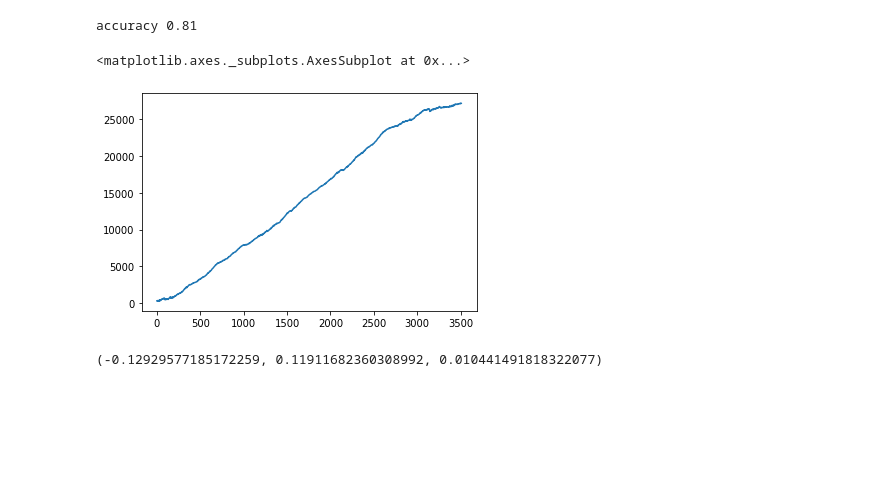
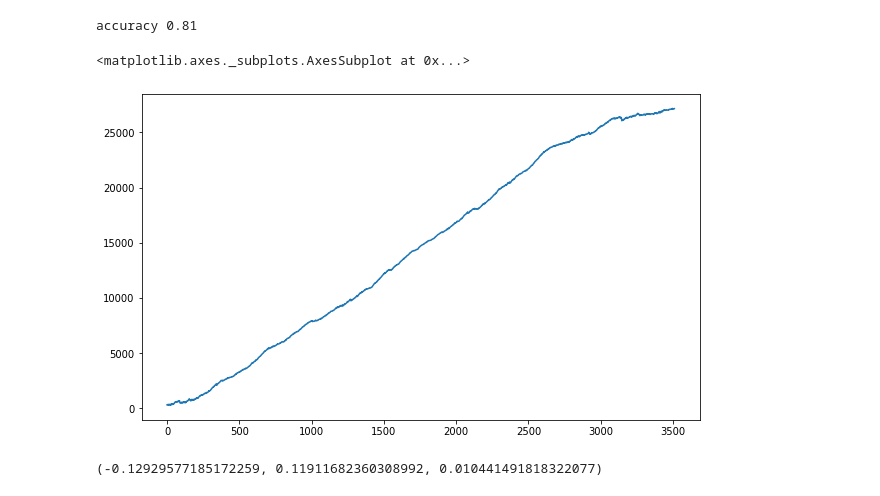
Before and after one commit to ignazio-bovo/msc_thesis, a Jupyter notebook: final_proposal.ipynb, the cells around one changed output. Cells and saved outputs as stored; diff of their text form; code cells hidden in the pictures; blank space fills up the shorter version.

Commit message:
bigger plot

```diff
--- a/final_proposal.ipynb
+++ b/final_proposal.ipynb
@@ -414,10 +414,11 @@ wealth = backtest()
 # %% [output]
 accuracy 0.81
 # %%
+plt.figure(figsize=(10,6))
 pd.Series(wealth).plot()
 # %% [output]
 <matplotlib.axes._subplots.AxesSubplot at 0x...>
-[figure, old version]
+[figure, new version]
 # %%
 # from empyrical import cum_returns, max_drawdown, calmar_ratio, sharpe_ratio
 rets = pd.Series(wealth,index=X1.dropna().index).pct_change().dropna()
```
